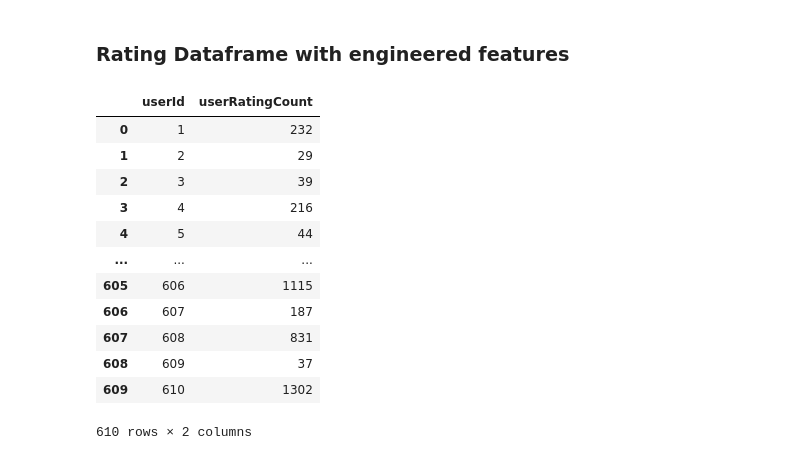
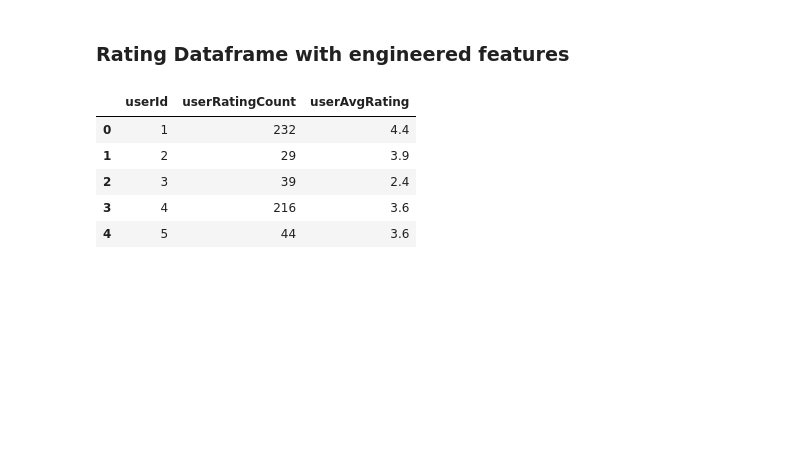
Before and after one commit to Darklaneanjana/FDM_Mini_Project, a Jupyter notebook: Movie_Recommender.ipynb, the cells around one changed output. Drawn from its saved outputs; the diff is of its cells as text; code cells hidden in the pictures; blank space fills up the shorter version.

```diff
--- a/Movie_Recommender.ipynb
+++ b/Movie_Recommender.ipynb
@@ -82,29 +87,25 @@ movieDF.head()
 # %% [markdown]
 ### Rating Dataframe with engineered features
 # %%
-rateDF.head()
-# number of ratings for each user
+# Rating count for each user
 userRatingCountDF = rateDF[['userId','rating']].groupby("userId").count()
 userRatingCountDF = userRatingCountDF.rename(columns={"rating": "userRatingCount"})
 
-# avarage rating for each user
+# Avarage rating for each user
 userAvgRatingDF = rateDF[['userId','rating']].groupby("userId").mean()
 userAvgRatingDF = userAvgRatingDF.rename(columns={"rating": "userAvgRating"})
 userAvgRatingDF.reset_index(inplace=True)
 userRatingCountDF.reset_index(inplace=True)
 
-userRatingCountDF
+# Joining userRatingCount and userAvgRating
+userDF = userRatingCountDF.join(userAvgRatingDF.set_index("userId"), on="userId")
+
+del userRatingCountDF, userAvgRatingDF
+userDF.head()
 # %% [output]
-|  | userId | userRatingCount |
-| 0 | 1 | 232 |
-| 1 | 2 | 29 |
-| 2 | 3 | 39 |
-| 3 | 4 | 216 |
-| 4 | 5 | 44 |
-| ... | ... | ... |
-| 605 | 606 | 1115 |
-| 606 | 607 | 187 |
-| 607 | 608 | 831 |
-| 608 | 609 | 37 |
-| 609 | 610 | 1302 |
+|  | userId | userRatingCount | userAvgRating |
+| 0 | 1 | 232 | 4.4 |
+| 1 | 2 | 29 | 3.9 |
+| 2 | 3 | 39 | 2.4 |
+| 3 | 4 | 216 | 3.6 |
+| 4 | 5 | 44 | 3.6 |
-610 rows × 2 columns
```
Also changed, not shown: parts of 13 cells of this notebook, 1 other file.
